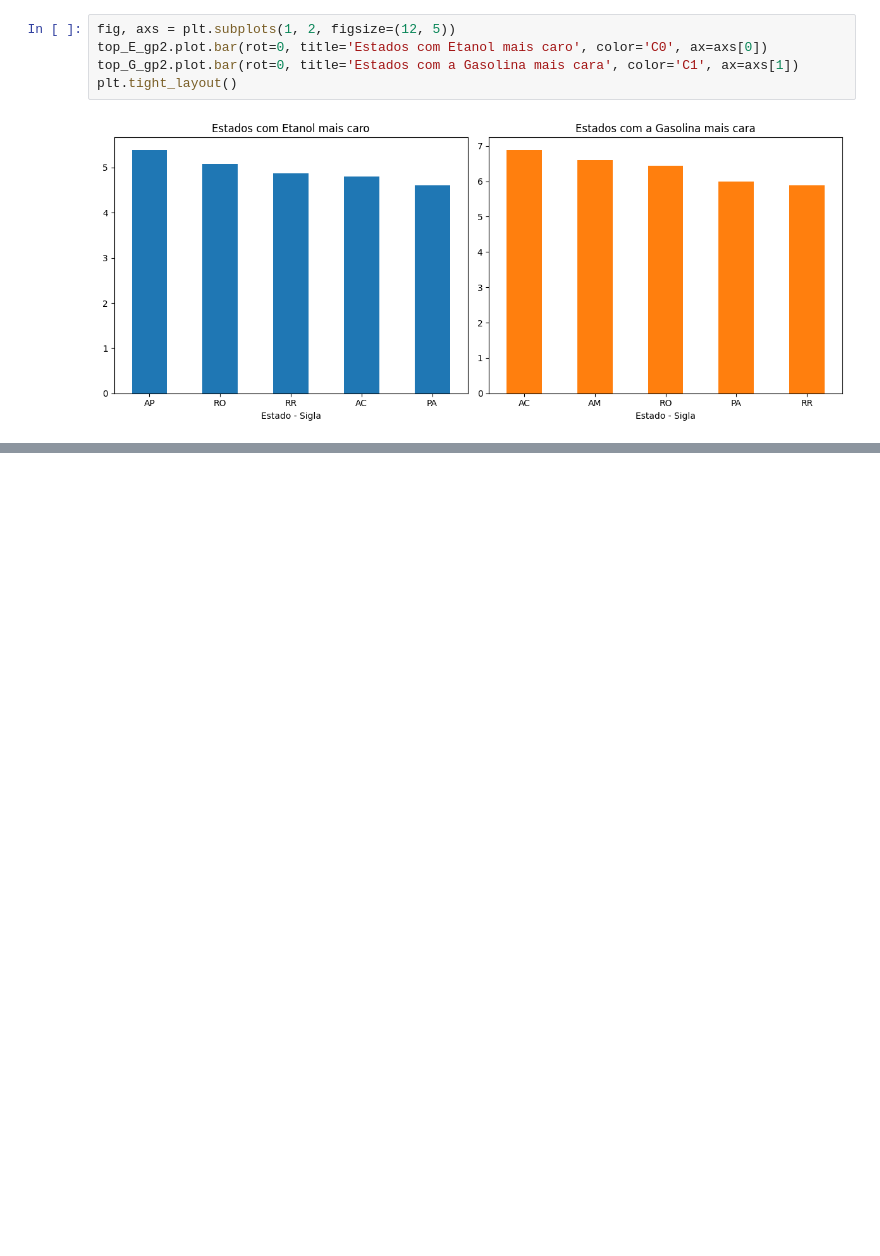
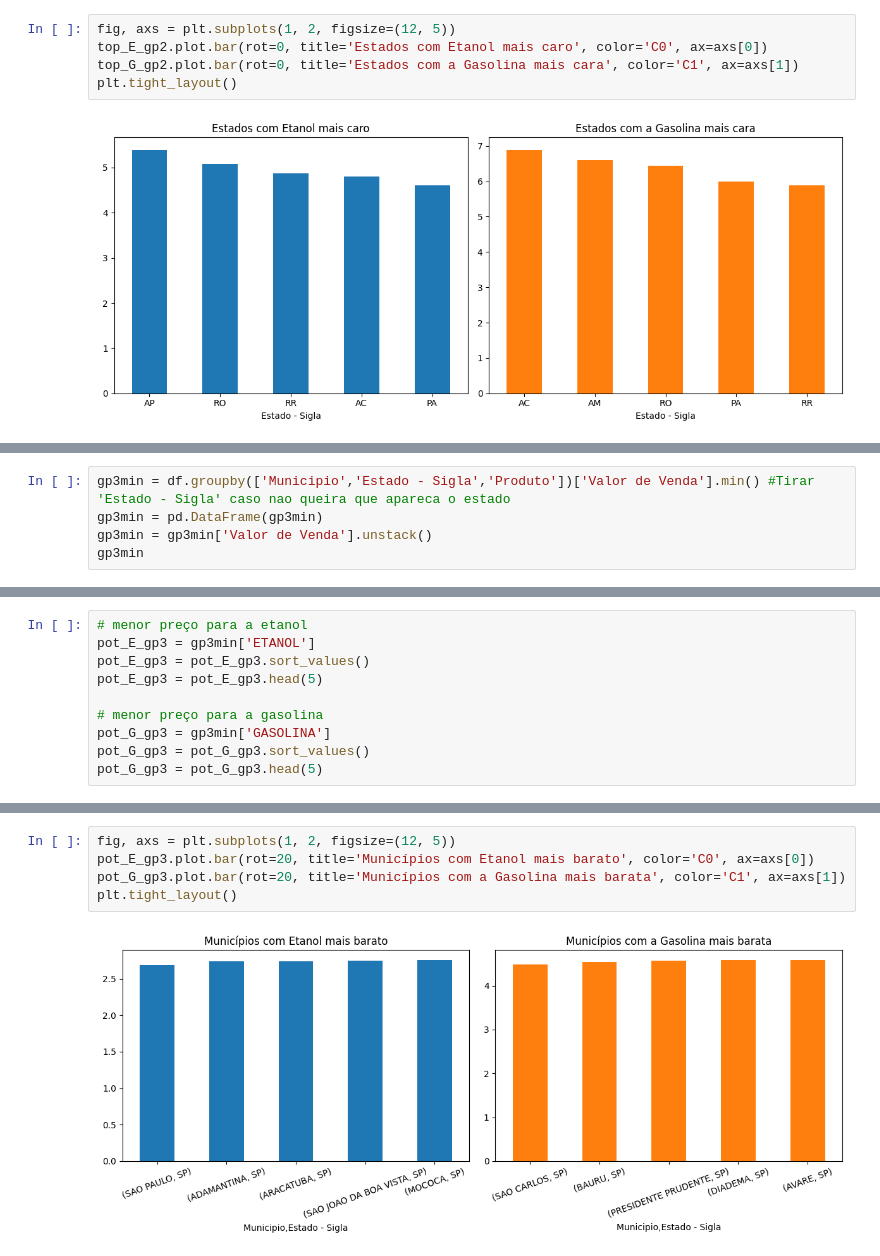
Before and after one commit to arthurlorran1/Projeto-4, a Jupyter notebook: notebook.ipynb, the cells around one changed output, grey strips where cells are left out. Drawn from its saved outputs; the diff is of its cells as text; blank space fills up the shorter version.

```diff
--- a/notebook.ipynb
+++ b/notebook.ipynb
@@ -324,0 +356,5 @@ plt.tight_layout()
+# %%
+gp3min = df.groupby(['Municipio','Estado - Sigla','Produto'])['Valor de Venda'].min() #Tirar 'Estado - Sigla' caso nao queira que apareca o estado
+gp3min = pd.DataFrame(gp3min)
+gp3min = gp3min['Valor de Venda'].unstack()
+gp3min
@@ -324,0 +376,10 @@ plt.tight_layout()
+# %%
+# menor preço para a etanol
+pot_E_gp3 = gp3min['ETANOL']
+pot_E_gp3 = pot_E_gp3.sort_values()
+pot_E_gp3 = pot_E_gp3.head(5)
+
+# menor preço para a gasolina
+pot_G_gp3 = gp3min['GASOLINA']
+pot_G_gp3 = pot_G_gp3.sort_values()
+pot_G_gp3 = pot_G_gp3.head(5)
@@ -324,0 +411,7 @@ plt.tight_layout()
+# %%
+fig, axs = plt.subplots(1, 2, figsize=(12, 5))
+pot_E_gp3.plot.bar(rot=20, title='Municípios com Etanol mais barato', color='C0', ax=axs[0])
+pot_G_gp3.plot.bar(rot=20, title='Municípios com a Gasolina mais barata', color='C1', ax=axs[1])
+plt.tight_layout()
+# %% [output]
+[figure, added]
```
Also changed, not shown: parts of 44 cells of this notebook, 2 other files.
